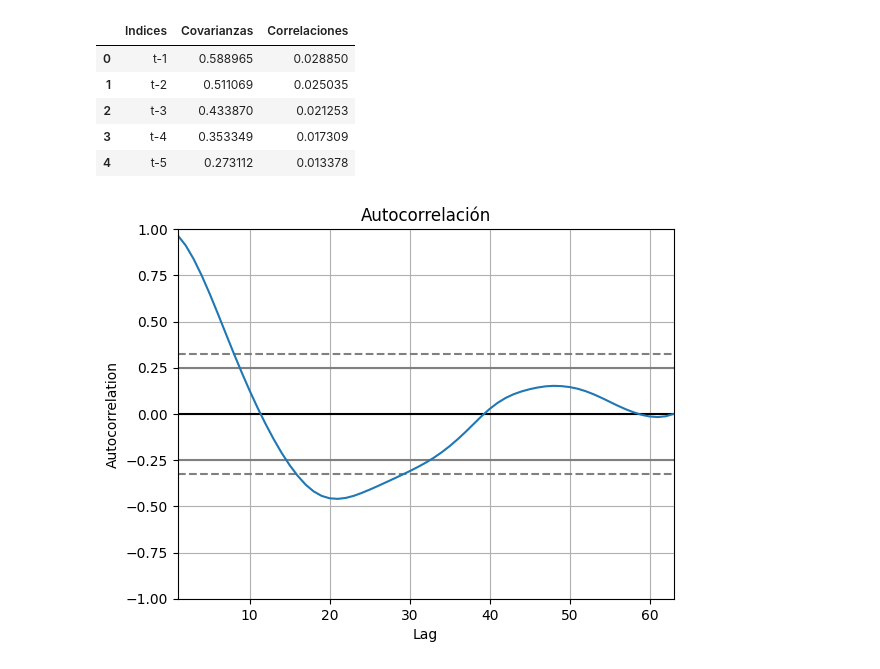
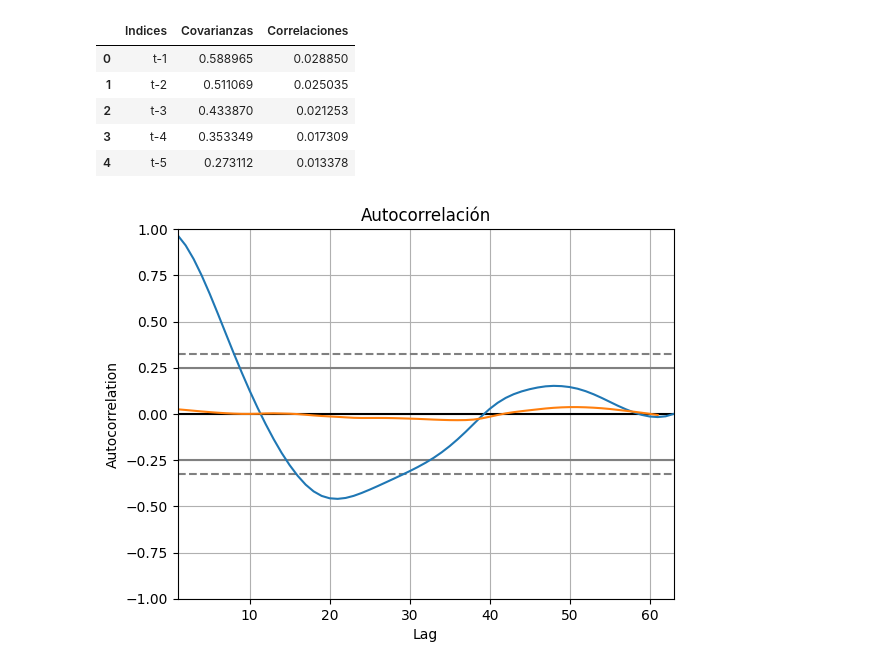
Before and after one commit to miguel2019547/econometria_2, a Jupyter notebook: Parcial_1.py/Clase_1.ipynb, the cells around one changed output. Drawn from its saved outputs; the diff is of its cells as text; code cells hidden in the pictures.

```diff
--- a/Parcial_1.py/Clase_1.ipynb
+++ b/Parcial_1.py/Clase_1.ipynb
@@ -81,9 +81,10 @@ Reslt.head(5)
 | 3 | t-4 | 0.353349 | 0.017309 |
 | 4 | t-5 | 0.273112 | 0.013378 |
 # %%
-autocorr  = TIE.autocorr()
+autocorr  = TIE.sort_index(ascending=False).autocorr()
 pd.plotting.autocorrelation_plot(TIE)
 plt.title('Autocorrelación')
+plt.plot(Reslt.index, Reslt['Correlaciones'])
 plt.show()
 # %% [output]
-[figure, old version]
+[figure, new version]
```
Also changed, not shown: parts of 2 cells of this notebook.
